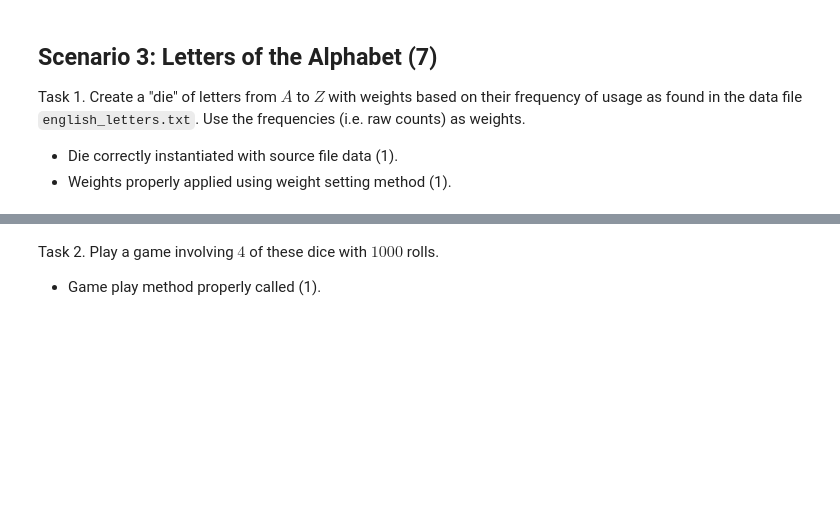
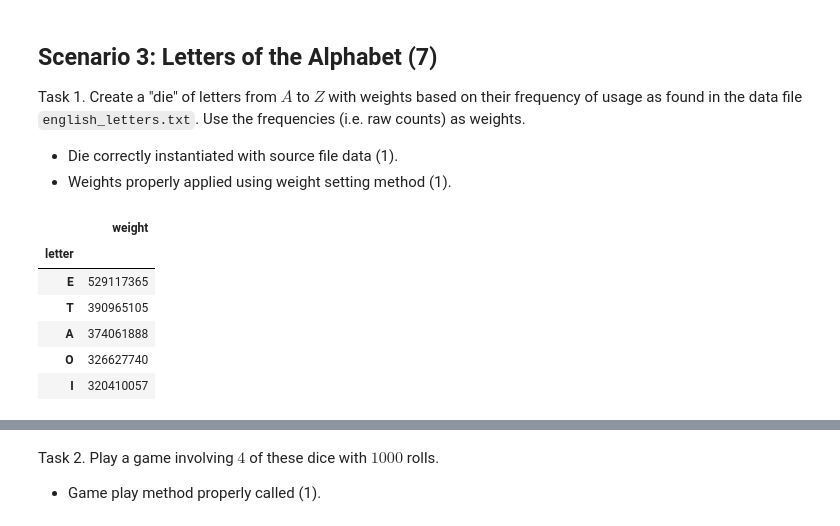
Before and after one commit to natbw/MCS, a Jupyter notebook: DS51200_FinalProjectTemplate.ipynb, the cells around one changed output, grey strips where cells are left out. Drawn from its saved outputs; the diff is of its cells as text; code cells hidden in the pictures; blank space fills up the shorter version.

```diff
--- a/DS51200_FinalProjectTemplate.ipynb
+++ b/DS51200_FinalProjectTemplate.ipynb
@@ -1089,3 +1355,15 @@ Task 1. Create a "die" of letters from $A$ to $Z$ with weights based on their fr
 
 - Die correctly instantiated with source file data (1).
 - Weights properly applied using weight setting method (1).
+# %%
+df1 = pd.read_csv('english_letters.txt', delimiter=' ', header=None, names=['letter', 'weight'])
+df1.set_index('letter', inplace=True)
+df1.head()
+# %% [output]
+|  | weight |
+| letter |  |
+| E | 529117365 |
+| T | 390965105 |
+| A | 374061888 |
+| O | 326627740 |
+| I | 320410057 |
```
Also changed, not shown: parts of 27 cells of this notebook, 3 other files.
